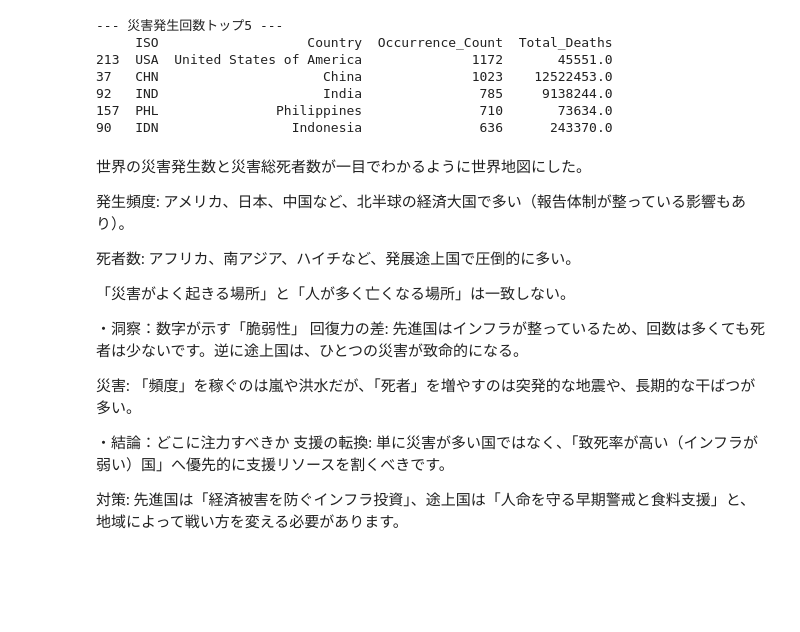
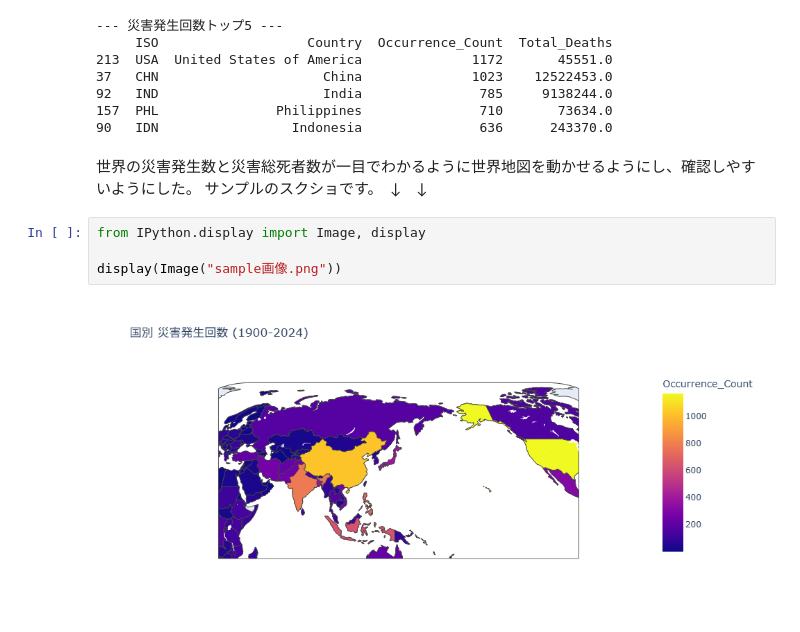
Before and after one commit to ryu078/me, a Jupyter notebook: Week9/emdat.ipynb, the cells around one changed output. Drawn from its saved outputs; the diff is of its cells as text; blank space fills up the shorter version.

```diff
--- a/Week9/emdat.ipynb
+++ b/Week9/emdat.ipynb
@@ -101,20 +103,11 @@ fig2.show()
 157  PHL               Philippines               710       73634.0
 90   IDN                 Indonesia               636      243370.0
 # %% [markdown]
-世界の災害発生数と災害総死者数が一目でわかるように世界地図にした。
-
-発生頻度: アメリカ、日本、中国など、北半球の経済大国で多い（報告体制が整っている影響もあり）。
-
-死者数: アフリカ、南アジア、ハイチなど、発展途上国で圧倒的に多い。
-
-「災害がよく起きる場所」と「人が多く亡くなる場所」は一致しない。
-
-・洞察：数字が示す「脆弱性」
-回復力の差: 先進国はインフラが整っているため、回数は多くても死者は少ないです。逆に途上国は、ひとつの災害が致命的になる。
-
-災害: 「頻度」を稼ぐのは嵐や洪水だが、「死者」を増やすのは突発的な地震や、長期的な干ばつが多い。
-
-・結論：どこに注力すべきか
-支援の転換: 単に災害が多い国ではなく、「致死率が高い（インフラが弱い）国」へ優先的に支援リソースを割くべきです。
-
-対策: 先進国は「経済被害を防ぐインフラ投資」、途上国は「人命を守る早期警戒と食料支援」と、地域によって戦い方を変える必要があります。
+世界の災害発生数と災害総死者数が一目でわかるように世界地図を動かせるようにし、確認しやすいようにした。
+サンプルのスクショです。　↓　↓
+# %%
+from IPython.display import Image, display
+
+display(Image("sample画像.png"))
+# %% [output]
+[figure, added]
```
Also changed, not shown: parts of 2 cells of this notebook.
